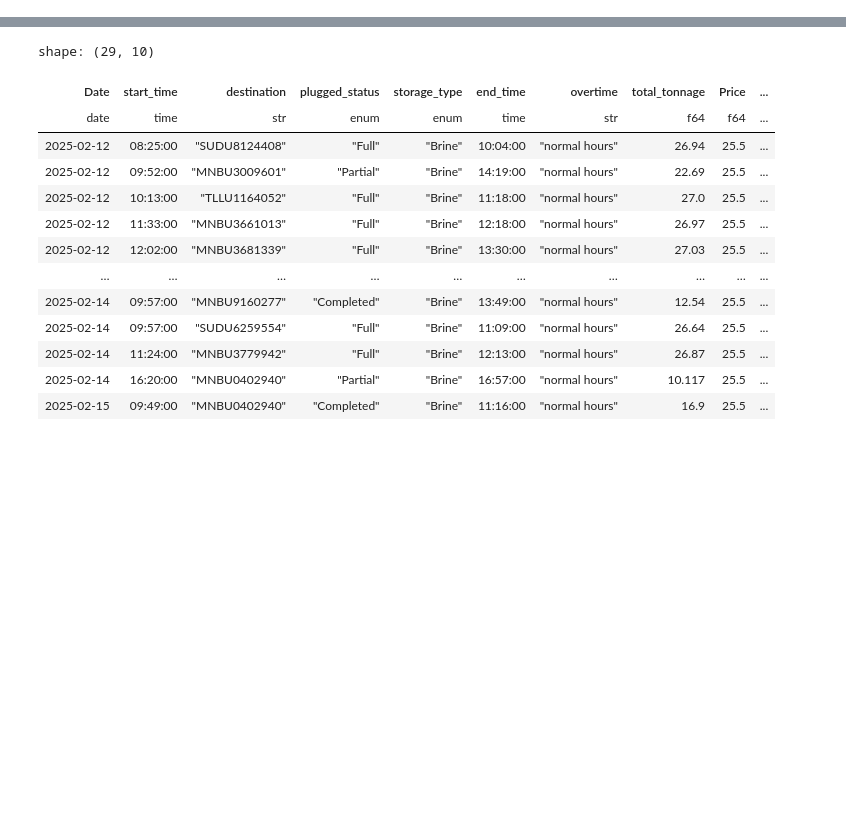
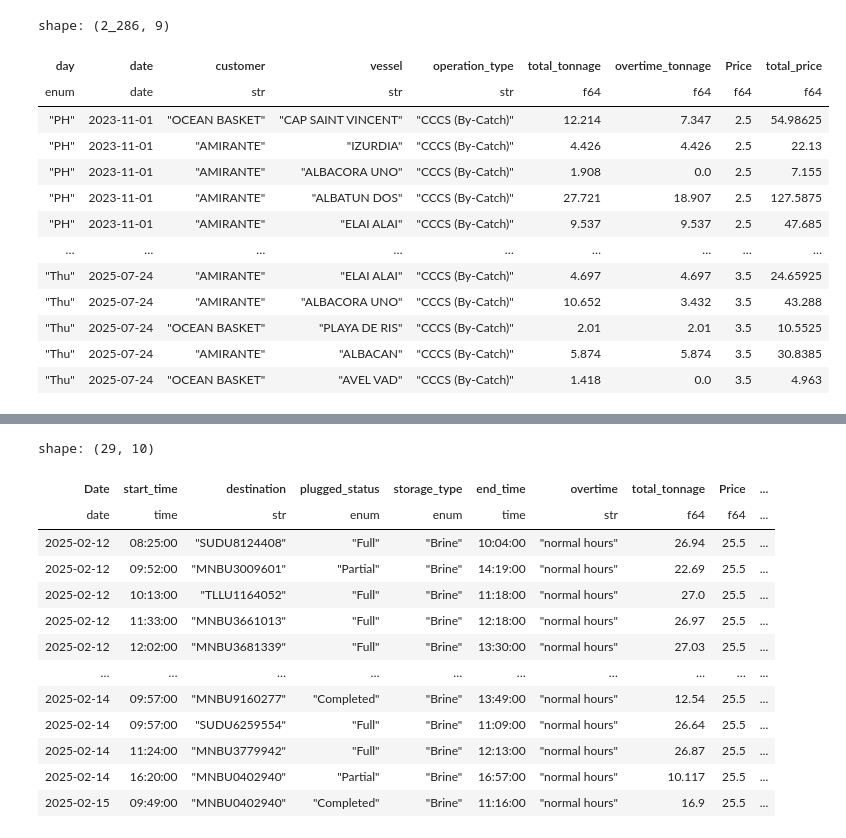
Before and after one commit to Attica-oss/attica_invoice, a Jupyter notebook: test.ipynb, the cells around one changed output, grey strips where cells are left out. Cells and saved outputs as stored; diff of their text form; code cells hidden in the pictures; blank space fills up the shorter version.

```diff
--- a/test.ipynb
+++ b/test.ipynb
@@ -36,0 +39,18 @@ forklift_price
+# %%
+by_catch_ = await by_catch()
+by_catch_.collect()
+# %% [output]
+shape: (2_286, 9)
+| day | date | customer | vessel | operation_type | total_tonnage | overtime_tonnage | Price | total_price |
+| enum | date | str | str | str | f64 | f64 | f64 | f64 |
+| "PH" | 2023-11-01 | "OCEAN BASKET" | "CAP SAINT VINCENT" | "CCCS (By-Catch)" | 12.214 | 7.347 | 2.5 | 54.98625 |
+| "PH" | 2023-11-01 | "AMIRANTE" | "IZURDIA" | "CCCS (By-Catch)" | 4.426 | 4.426 | 2.5 | 22.13 |
+| "PH" | 2023-11-01 | "AMIRANTE" | "ALBACORA UNO" | "CCCS (By-Catch)" | 1.908 | 0.0 | 2.5 | 7.155 |
+| "PH" | 2023-11-01 | "AMIRANTE" | "ALBATUN DOS" | "CCCS (By-Catch)" | 27.721 | 18.907 | 2.5 | 127.5875 |
+| "PH" | 2023-11-01 | "AMIRANTE" | "ELAI ALAI" | "CCCS (By-Catch)" | 9.537 | 9.537 | 2.5 | 47.685 |
+| … | … | … | … | … | … | … | … | … |
+| "Thu" | 2025-07-24 | "AMIRANTE" | "ELAI ALAI" | "CCCS (By-Catch)" | 4.697 | 4.697 | 3.5 | 24.65925 |
+| "Thu" | 2025-07-24 | "AMIRANTE" | "ALBACORA UNO" | "CCCS (By-Catch)" | 10.652 | 3.432 | 3.5 | 43.288 |
+| "Thu" | 2025-07-24 | "OCEAN BASKET" | "PLAYA DE RIS" | "CCCS (By-Catch)" | 2.01 | 2.01 | 3.5 | 10.5525 |
+| "Thu" | 2025-07-24 | "AMIRANTE" | "ALBACAN" | "CCCS (By-Catch)" | 5.874 | 5.874 | 3.5 | 30.8385 |
+| "Thu" | 2025-07-24 | "OCEAN BASKET" | "AVEL VAD" | "CCCS (By-Catch)" | 1.418 | 0.0 | 3.5 | 4.963 |
```
Also changed, not shown: parts of 28 cells of this notebook, 29 other files.
